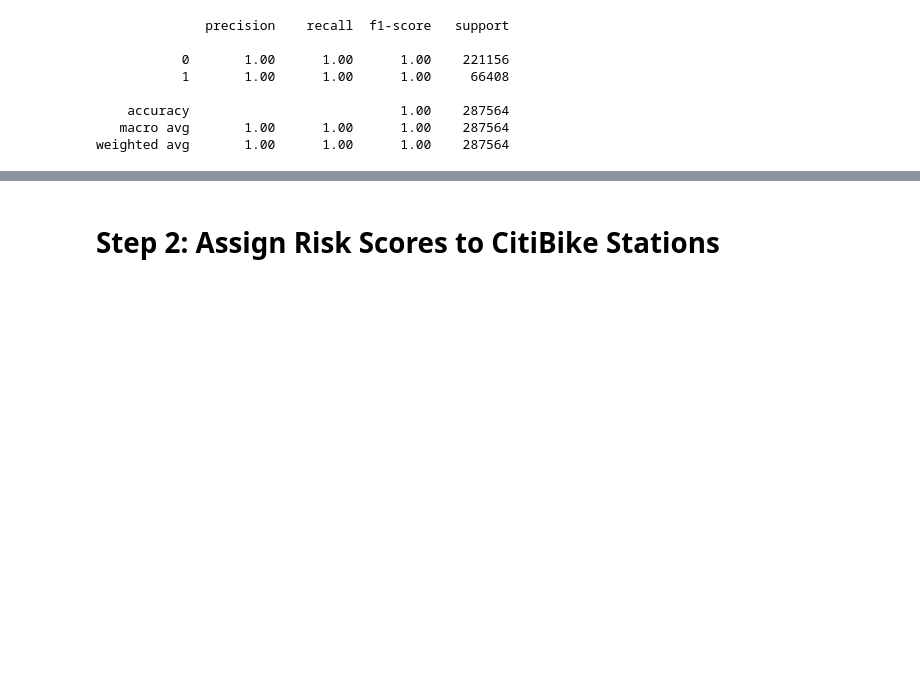
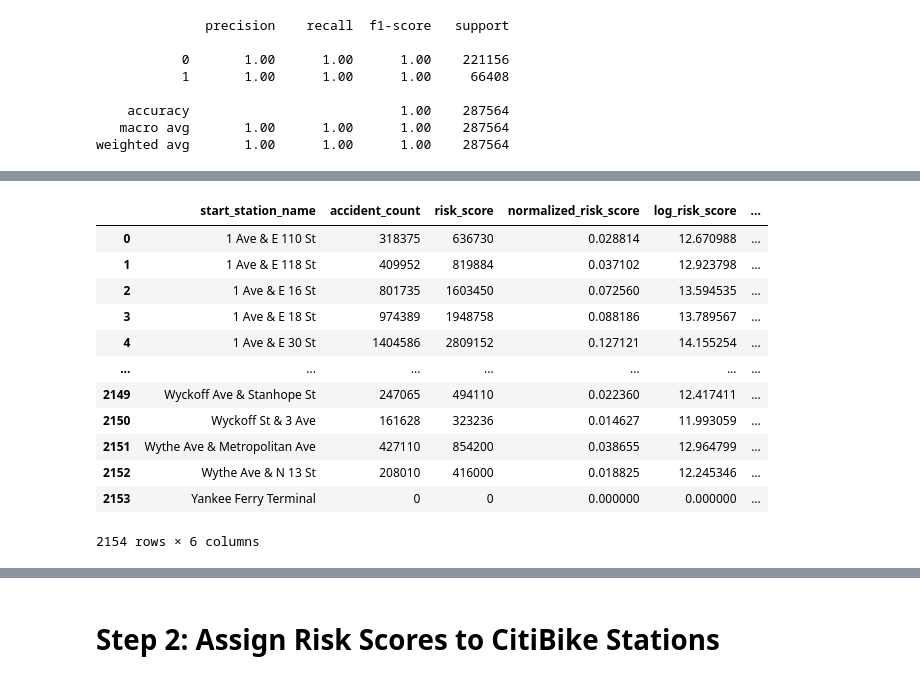
Before and after one commit to Shashankhmg/Data-Science-Challenge, a Jupyter notebook: notebooks/machinelearning.ipynb, the cells around one changed output, grey strips where cells are left out. Drawn from its saved outputs; the diff is of its cells as text; code cells hidden in the pictures; blank space fills up the shorter version.

```diff
--- a/notebooks/machinelearning.ipynb
+++ b/notebooks/machinelearning.ipynb
@@ -383,0 +399,7 @@ citibike_stations[["start_station_name", "risk_score", "normalized_risk_score"]]
+# %%
+# Define penalty weight per accident (adjustable)
+penalty_weight = 2  # Each extra accident above 10 increases risk score
+
+# Apply the formula
+top_risky_stations["risk_score"] = (top_risky_stations["accident_count"] - 10) * penalty_weight
+top_risky_stations["risk_score"] = top_risky_stations["risk_score"].clip(lower=0)  # No negative scores
@@ -383,0 +424,9 @@ citibike_stations[["start_station_name", "risk_score", "normalized_risk_score"]]
+# %%
+from sklearn.preprocessing import MinMaxScaler
+
+# Normalize the risk scores to a scale of 0 to 1 for better comparability
+scaler = MinMaxScaler()
+top_risky_stations["normalized_risk_score"] = scaler.fit_transform(top_risky_stations[["risk_score"]])
+# %%
+# Apply logarithmic transformation for better risk differentiation
+top_risky_stations["log_risk_score"] = np.log1p(top_risky_stations["accident_count"])
@@ -383,0 +451,22 @@ citibike_stations[["start_station_name", "risk_score", "normalized_risk_score"]]
+# %%
+# Compute total accidents across all CitiBike stations
+total_accidents = top_risky_stations["accident_count"].sum()
+
+# Compute probability of an accident at each station
+top_risky_stations["accident_probability"] = top_risky_stations["accident_count"] / total_accidents
+# %%
+top_risky_stations
+# %% [output]
+|  | start_station_name | accident_count | risk_score | normalized_risk_score | log_risk_score | ... |
+| 0 | 1 Ave & E 110 St | 318375 | 636730 | 0.028814 | 12.670988 | ... |
+| 1 | 1 Ave & E 118 St | 409952 | 819884 | 0.037102 | 12.923798 | ... |
+| 2 | 1 Ave & E 16 St | 801735 | 1603450 | 0.072560 | 13.594535 | ... |
+| 3 | 1 Ave & E 18 St | 974389 | 1948758 | 0.088186 | 13.789567 | ... |
+| 4 | 1 Ave & E 30 St | 1404586 | 2809152 | 0.127121 | 14.155254 | ... |
+| ... | ... | ... | ... | ... | ... | ... |
+| 2149 | Wyckoff Ave & Stanhope St | 247065 | 494110 | 0.022360 | 12.417411 | ... |
+| 2150 | Wyckoff St & 3 Ave | 161628 | 323236 | 0.014627 | 11.993059 | ... |
+| 2151 | Wythe Ave & Metropolitan Ave | 427110 | 854200 | 0.038655 | 12.964799 | ... |
+| 2152 | Wythe Ave & N 13 St | 208010 | 416000 | 0.018825 | 12.245346 | ... |
+| 2153 | Yankee Ferry Terminal | 0 | 0 | 0.000000 | 0.000000 | ... |
+2154 rows × 6 columns
```
Also changed, not shown: parts of 13 cells of this notebook, 56 other files.
